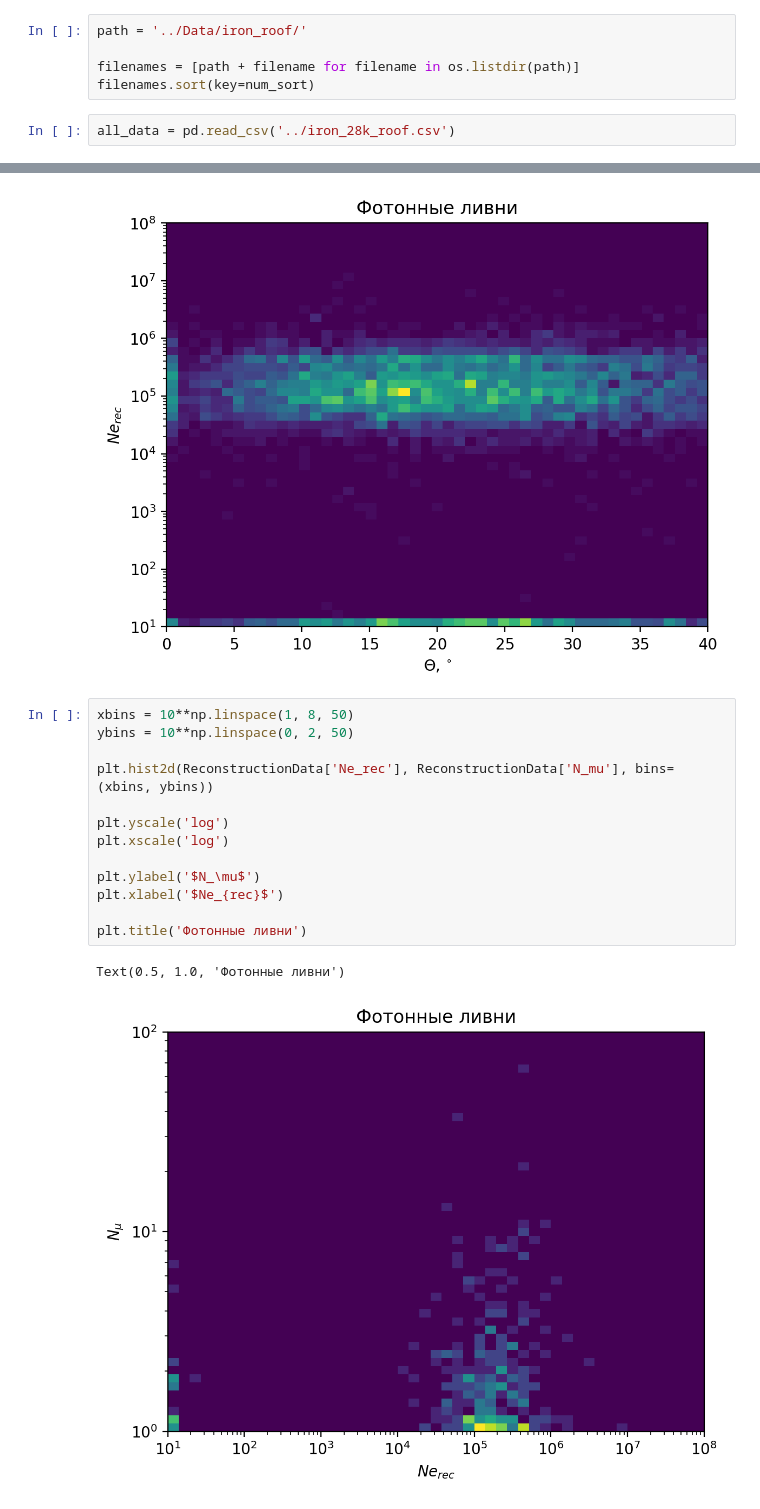
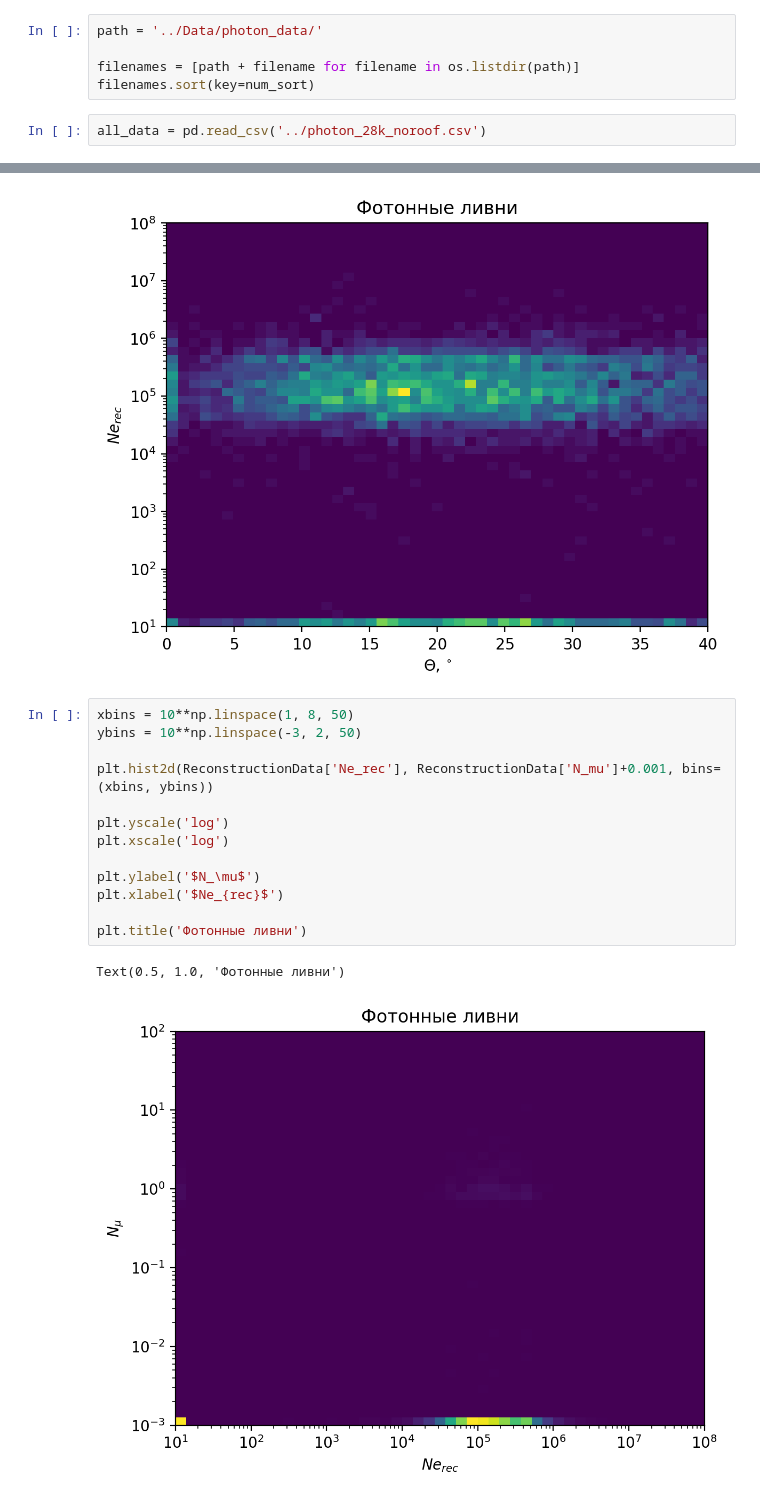
Before and after one commit to taunterjay/Carpet-3-Model, a Jupyter notebook: NKG_fit/ReconstructionData.ipynb, the cells around one changed output, grey strips where cells are left out. Drawn from its saved outputs; the diff is of its cells as text.

```diff
--- a/NKG_fit/ReconstructionData.ipynb
+++ b/NKG_fit/ReconstructionData.ipynb
@@ -25,11 +25,11 @@ print(gmodel.param_names, gmodel.independent_vars)
 # %% [output]
 ['s', 'Ne'] ['x']
 # %%
-path = '../Data/iron_roof/'
+path = '../Data/photon_data/'
 
 filenames = [path + filename for filename in os.listdir(path)]
 filenames.sort(key=num_sort)
 # %%
-all_data = pd.read_csv('../iron_28k_roof.csv')
+all_data = pd.read_csv('../photon_28k_noroof.csv')
 # %%
 Ne_true = np.array(all_data['Ne'], dtype=int)
@@ -236,17 +250,17 @@ Text(0.5, 1.0, 'Фотонные ливни')
 [figure]
 # %%
 xbins = 10**np.linspace(1, 8, 50)
-ybins = 10**np.linspace(0, 2, 50)
+ybins = 10**np.linspace(-3, 2, 50)
 
-plt.hist2d(ReconstructionData['Ne_rec'], ReconstructionData['N_mu'], bins=(xbins, ybins))
+plt.hist2d(ReconstructionData['Ne_rec'], ReconstructionData['N_mu']+0.001, bins=(xbins, ybins))
 
 plt.yscale('log')
 plt.xscale('log')
 
 plt.ylabel('$N_\mu$')
 plt.xlabel('$Ne_{rec}$')
 
 plt.title('Фотонные ливни')
 # %% [output]
 Text(0.5, 1.0, 'Фотонные ливни')
-[figure, old version]
+[figure, new version]
```
Also changed, not shown: parts of 8 cells of this notebook, 31 other files.
